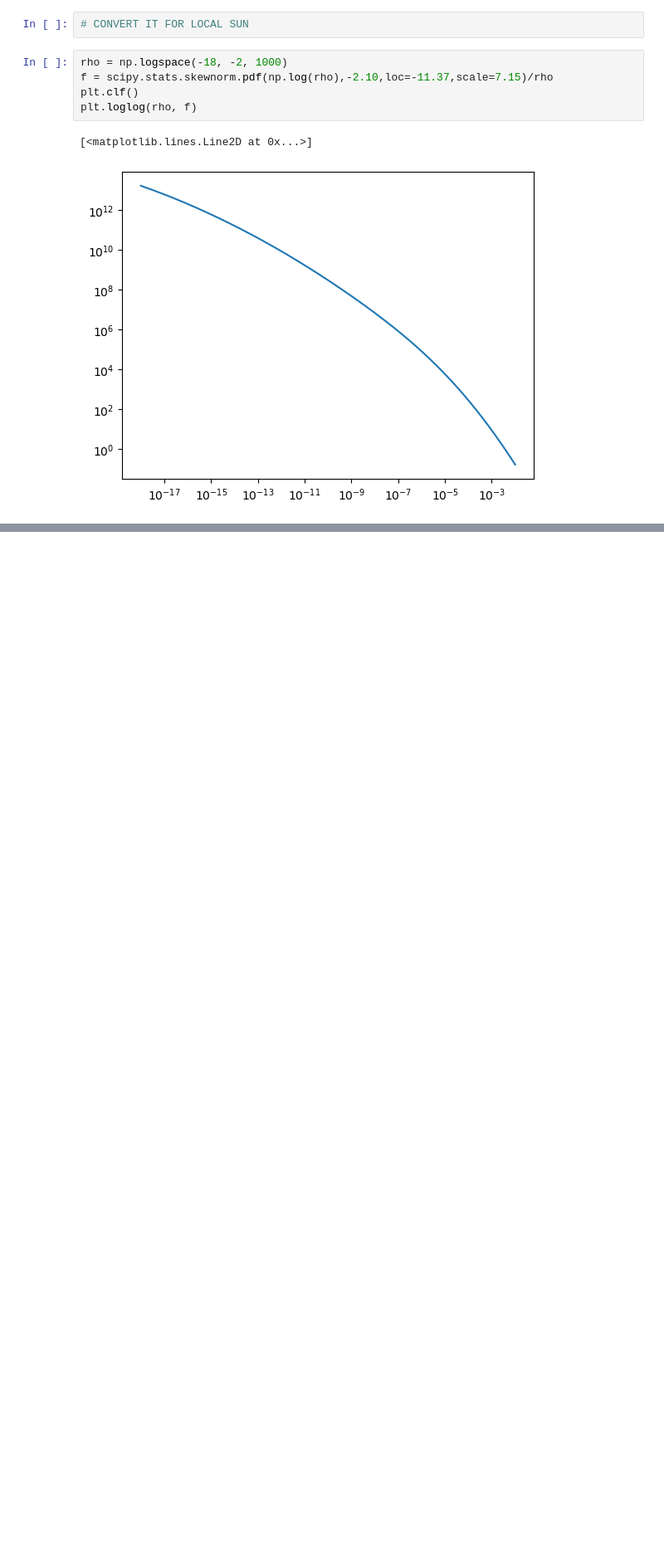
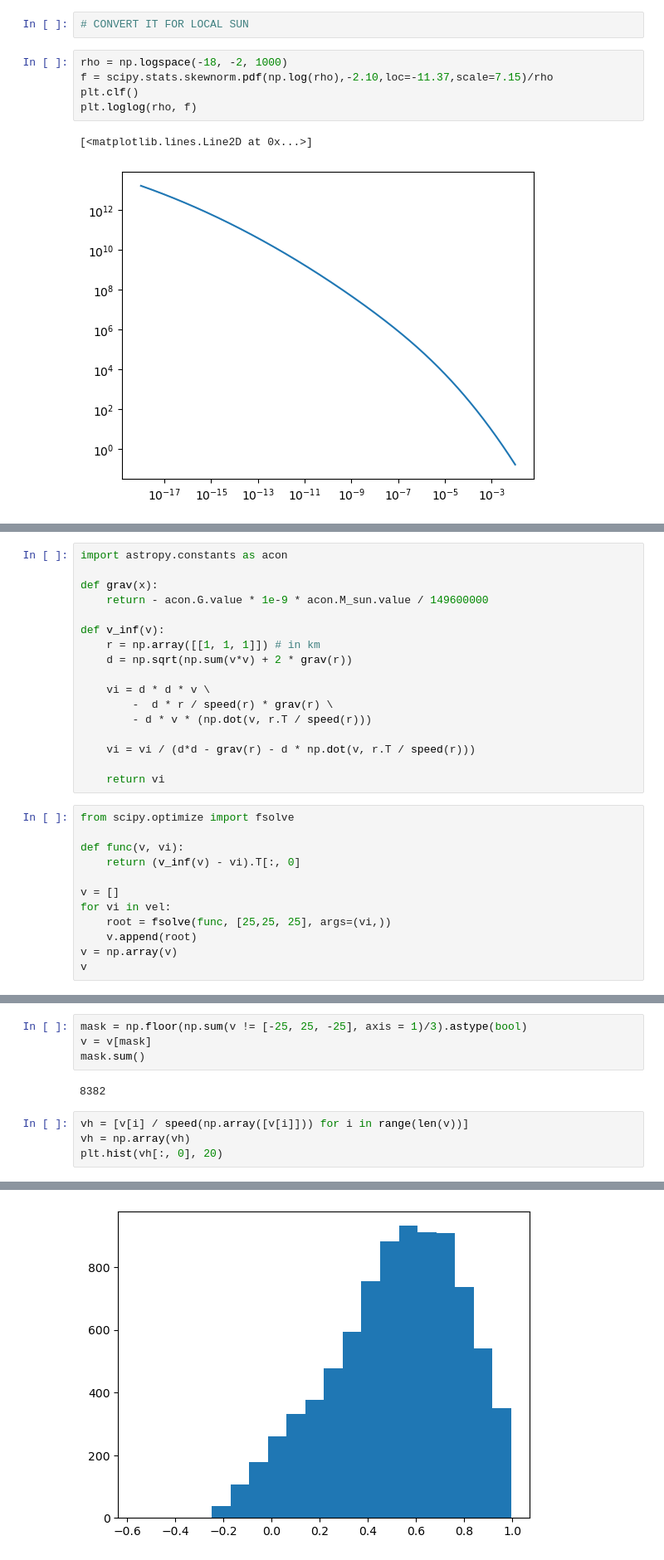
Before and after one commit to shauryagarg145/dark-matter-waves, a Jupyter notebook: modellingstreams.ipynb, the cells around one changed output, grey strips where cells are left out. Shown at 83% size. Saved outputs shown, nothing was run; the diff lists cells and outputs as text; blank space fills up the shorter version.

```diff
--- a/modellingstreams.ipynb
+++ b/modellingstreams.ipynb
@@ -257,0 +307,29 @@ scipy.stats.skewnorm.pdf(np.log(rho),-2.10,loc=-11.37,scale=7.15)/rho, rho
+# %%
+import astropy.constants as acon
+
+def grav(x):
+    return - acon.G.value * 1e-9 * acon.M_sun.value / 149600000
+
+def v_inf(v):
+    r = np.array([[1, 1, 1]]) # in km
+    d = np.sqrt(np.sum(v*v) + 2 * grav(r))
+
+    vi = d * d * v \
+        -  d * r / speed(r) * grav(r) \
+        - d * v * (np.dot(v, r.T / speed(r)))
+
+    vi = vi / (d*d - grav(r) - d * np.dot(v, r.T / speed(r)))
+
+    return vi
+# %%
+from scipy.optimize import fsolve
+
+def func(v, vi):
+    return (v_inf(v) - vi).T[:, 0]
+
+v = []
+for vi in vel:
+    root = fsolve(func, [25,25, 25], args=(vi,))
+    v.append(root)
+v = np.array(v)
+v
@@ -257,0 +345,11 @@ scipy.stats.skewnorm.pdf(np.log(rho),-2.10,loc=-11.37,scale=7.15)/rho, rho
+# %%
+mask = np.floor(np.sum(v != [-25, 25, -25], axis = 1)/3).astype(bool)
+v = v[mask]
+mask.sum()
+# %% [output]
+8382
+# %%
+vh = [v[i] / speed(np.array([v[i]])) for i in range(len(v))]
+vh = np.array(vh)
+plt.hist(vh[:, 0], 20)
+# %% [output]
@@ -257,0 +364 @@ scipy.stats.skewnorm.pdf(np.log(rho),-2.10,loc=-11.37,scale=7.15)/rho, rho
+[figure, added]
```
Also changed, not shown: parts of 14 cells of this notebook.
